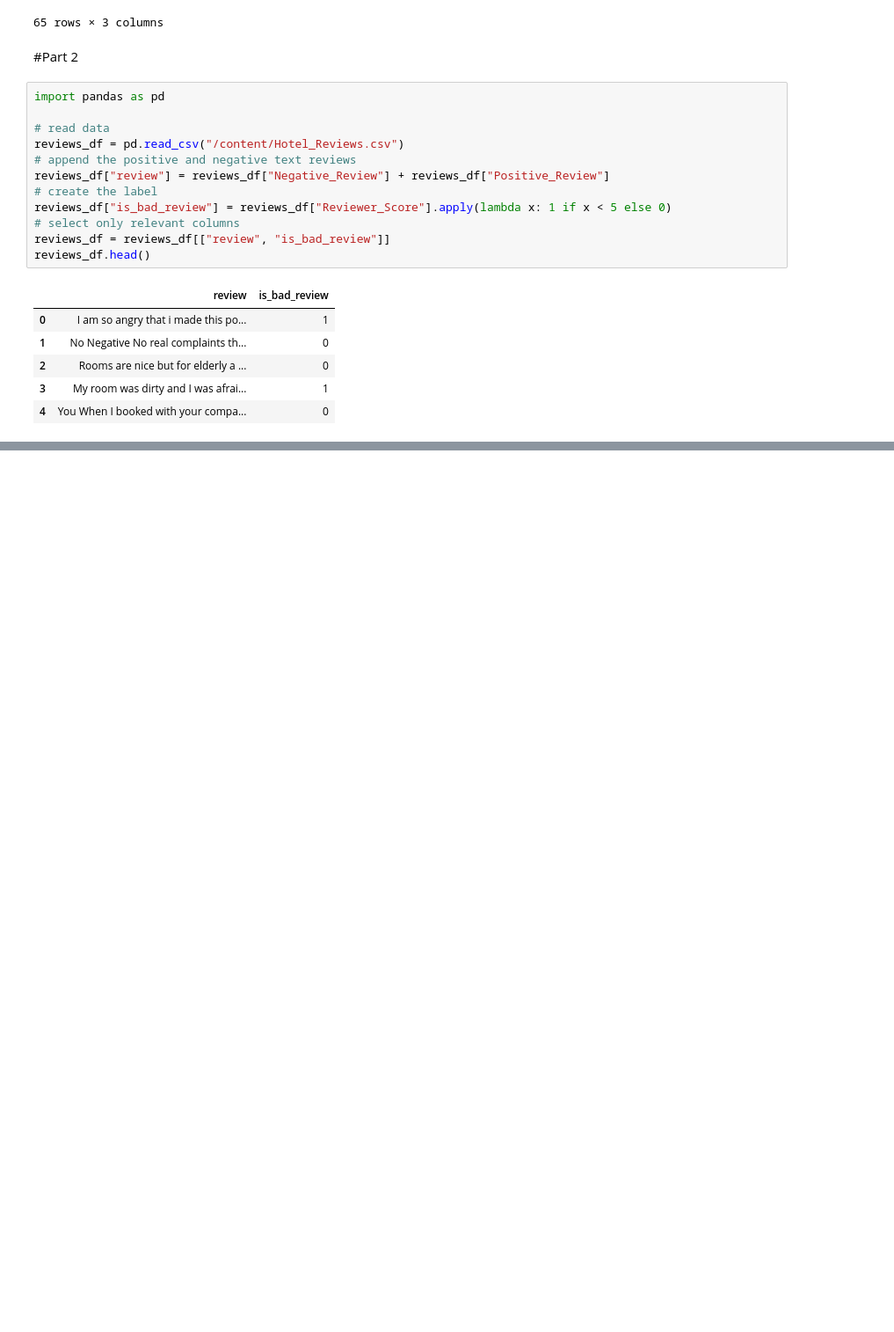
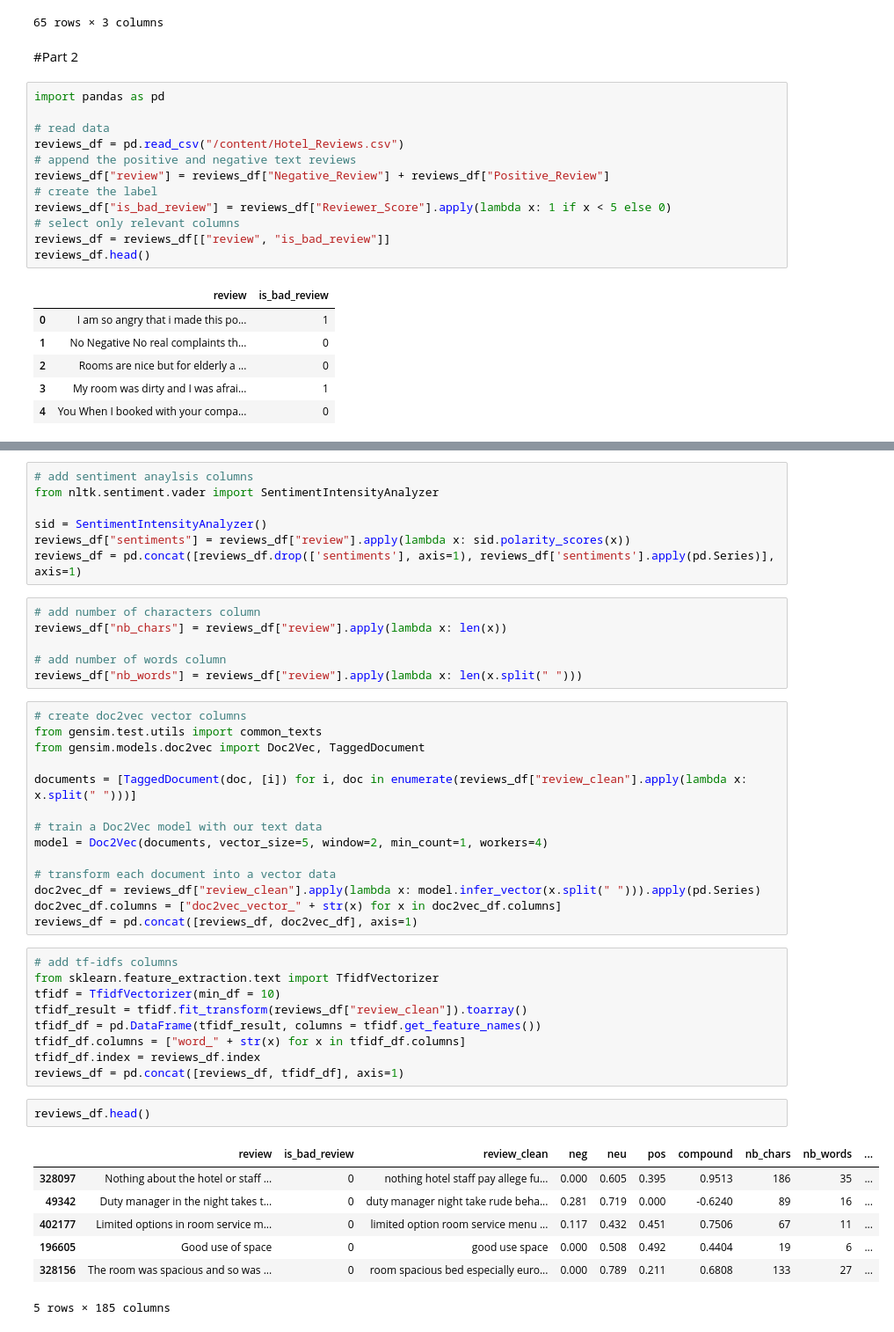
Before and after one commit to ArvindRajen/Conceptual_Analysis, a Jupyter notebook: Hotel_Reviews_EDA.ipynb, the cells around one changed output, grey strips where cells are left out. Shown at 88% size. Saved outputs shown, nothing was run; the diff lists cells and outputs as text; blank space fills up the shorter version.

```diff
--- a/Hotel_Reviews_EDA.ipynb
+++ b/Hotel_Reviews_EDA.ipynb
@@ -384,0 +443,46 @@ reviews_df.head()
+# %%
+# add sentiment anaylsis columns
+from nltk.sentiment.vader import SentimentIntensityAnalyzer
+
+sid = SentimentIntensityAnalyzer()
+reviews_df["sentiments"] = reviews_df["review"].apply(lambda x: sid.polarity_scores(x))
+reviews_df = pd.concat([reviews_df.drop(['sentiments'], axis=1), reviews_df['sentiments'].apply(pd.Series)], axis=1)
+# %%
+# add number of characters column
+reviews_df["nb_chars"] = reviews_df["review"].apply(lambda x: len(x))
+
+# add number of words column
+reviews_df["nb_words"] = reviews_df["review"].apply(lambda x: len(x.split(" ")))
+# %%
+# create doc2vec vector columns
+from gensim.test.utils import common_texts
+from gensim.models.doc2vec import Doc2Vec, TaggedDocument
+
+documents = [TaggedDocument(doc, [i]) for i, doc in enumerate(reviews_df["review_clean"].apply(lambda x: x.split(" ")))]
+
+# train a Doc2Vec model with our text data
+model = Doc2Vec(documents, vector_size=5, window=2, min_count=1, workers=4)
+
+# transform each document into a vector data
+doc2vec_df = reviews_df["review_clean"].apply(lambda x: model.infer_vector(x.split(" "))).apply(pd.Series)
+doc2vec_df.columns = ["doc2vec_vector_" + str(x) for x in doc2vec_df.columns]
+reviews_df = pd.concat([reviews_df, doc2vec_df], axis=1)
+# %%
+# add tf-idfs columns
+from sklearn.feature_extraction.text import TfidfVectorizer
+tfidf = TfidfVectorizer(min_df = 10)
+tfidf_result = tfidf.fit_transform(reviews_df["review_clean"]).toarray()
+tfidf_df = pd.DataFrame(tfidf_result, columns = tfidf.get_feature_names())
+tfidf_df.columns = ["word_" + str(x) for x in tfidf_df.columns]
+tfidf_df.index = reviews_df.index
+reviews_df = pd.concat([reviews_df, tfidf_df], axis=1)
+# %%
+reviews_df.head()
+# %% [output]
+|  | review | is_bad_review | review_clean | neg | neu | pos | compound | nb_chars | nb_words | ... |
+| 328097 | Nothing about the hotel or staff ... | 0 | nothing hotel staff pay allege fu... | 0.000 | 0.605 | 0.395 | 0.9513 | 186 | 35 | ... |
+| 49342 | Duty manager in the night takes t... | 0 | duty manager night take rude beha... | 0.281 | 0.719 | 0.000 | -0.6240 | 89 | 16 | ... |
+| 402177 | Limited options in room service m... | 0 | limited option room service menu ... | 0.117 | 0.432 | 0.451 | 0.7506 | 67 | 11 | ... |
+| 196605 | Good use of space | 0 | good use space | 0.000 | 0.508 | 0.492 | 0.4404 | 19 | 6 | ... |
+| 328156 | The room was spacious and so was ... | 0 | room spacious bed especially euro... | 0.000 | 0.789 | 0.211 | 0.6808 | 133 | 27 | ... |
+5 rows × 185 columns
```
Also changed, not shown: parts of 4 cells of this notebook.
